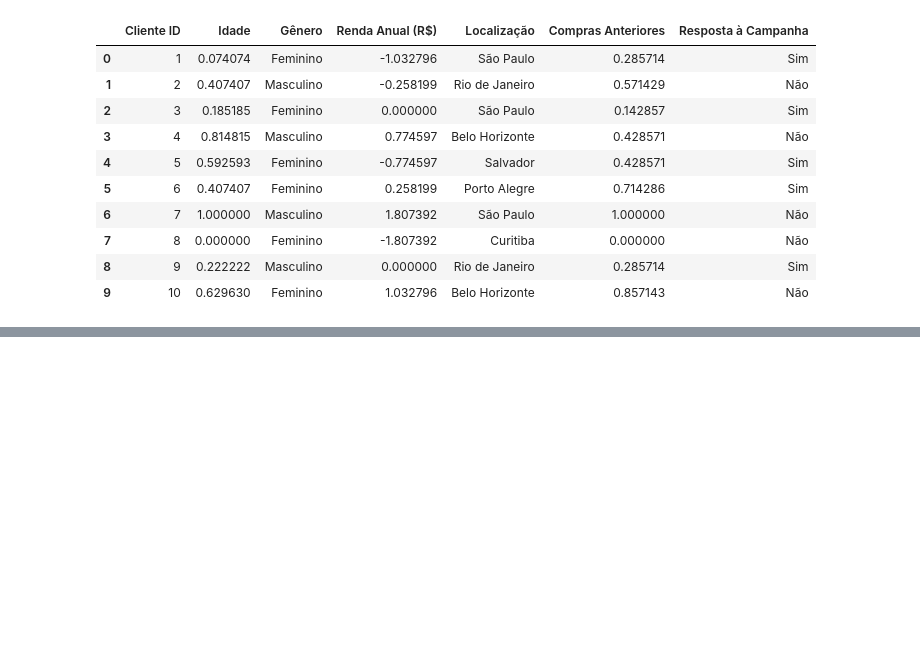
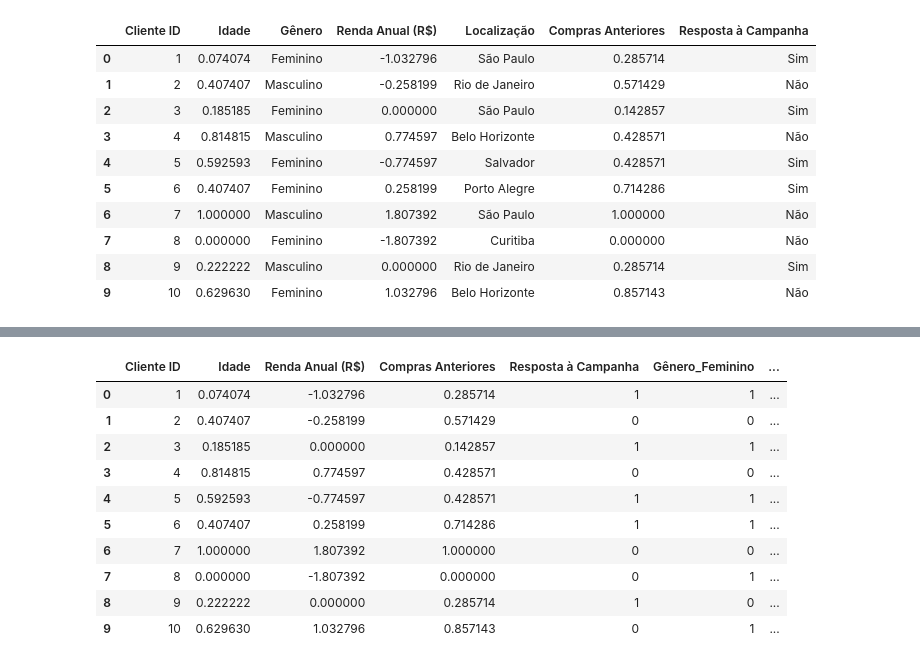
Before and after one commit to Joao-Inacio/Labs, a Jupyter notebook: C-Jovem/Intermediario/oficina-03.ipynb, the cells around one changed output, grey strips where cells are left out. Cells and saved outputs as stored; diff of their text form; code cells hidden in the pictures; blank space fills up the shorter version.

Commit message:
Transformações dos dados

```diff
--- a/C-Jovem/Intermediario/oficina-03.ipynb
+++ b/C-Jovem/Intermediario/oficina-03.ipynb
@@ -229,3 +229,26 @@ df
 | 7 | 8 | 0.000000 | Feminino | -1.807392 | Curitiba | 0.000000 | Não |
 | 8 | 9 | 0.222222 | Masculino | 0.000000 | Rio de Janeiro | 0.285714 | Sim |
 | 9 | 10 | 0.629630 | Feminino | 1.032796 | Belo Horizonte | 0.857143 | Não |
+# %%
+# Usando o OneHotEncoder para transformar as Variáveis Categóricas Nominais em Numéricas
+from sklearn.preprocessing import OneHotEncoder
+
+# OneHotEncoder para transformar valores categóricos
+onehotencoder = OneHotEncoder(categories='auto', sparse_output=False, dtype='int32')
+
+# Transformando os valores categóricos em numéricos
+ohe = onehotencoder.fit_transform(df[['Gênero', 'Localização']])
+
+# Obtendo os nomes de todas as categorias das colunas
+categories = onehotencoder.categories_
+
+# Criando os nomes das colunas com base em todas as categorias
+column_names = []
+for col, category in zip(['Gênero', 'Localização'], categories):
+    column_names.extend([f"{col}_{cat}" for cat in category])
+
+# Criando o DataFrame com as novas colunas
+ohe_df = pd.DataFrame(ohe, columns=column_names)
+
+# Exibindo o DataFrame
+ohe_df
@@ -231,0 +267,6 @@ df
+# %%
+# Concatenando os dois data frame em um só
+df = pd.concat([df, ohe_df], axis=1)
+# excluindo as colunas originais
+df = df.drop(columns=['Gênero', 'Localização'])
+df.head()
@@ -231,0 +280,21 @@ df
+# %%
+# Usando o LabelEncoder para transformar a Variável Categórica Ordinal em Numérica
+from sklearn.preprocessing import LabelEncoder
+
+encoder = LabelEncoder()
+df_resposta = encoder.fit_transform(df['Resposta à Campanha'])
+# Substituindo a coluna original pela a nova coluna
+df['Resposta à Campanha'] = df_resposta
+df
+# %% [output]
+|  | Cliente ID | Idade | Renda Anual (R$) | Compras Anteriores | Resposta à Campanha | Gênero_Feminino | ... |
+| 0 | 1 | 0.074074 | -1.032796 | 0.285714 | 1 | 1 | ... |
+| 1 | 2 | 0.407407 | -0.258199 | 0.571429 | 0 | 0 | ... |
+| 2 | 3 | 0.185185 | 0.000000 | 0.142857 | 1 | 1 | ... |
+| 3 | 4 | 0.814815 | 0.774597 | 0.428571 | 0 | 0 | ... |
+| 4 | 5 | 0.592593 | -0.774597 | 0.428571 | 1 | 1 | ... |
+| 5 | 6 | 0.407407 | 0.258199 | 0.714286 | 1 | 1 | ... |
+| 6 | 7 | 1.000000 | 1.807392 | 1.000000 | 0 | 0 | ... |
+| 7 | 8 | 0.000000 | -1.807392 | 0.000000 | 0 | 1 | ... |
+| 8 | 9 | 0.222222 | 0.000000 | 0.285714 | 1 | 0 | ... |
+| 9 | 10 | 0.629630 | 1.032796 | 0.857143 | 0 | 1 | ... |
```
Also changed, not shown: parts of 2 cells of this notebook.
